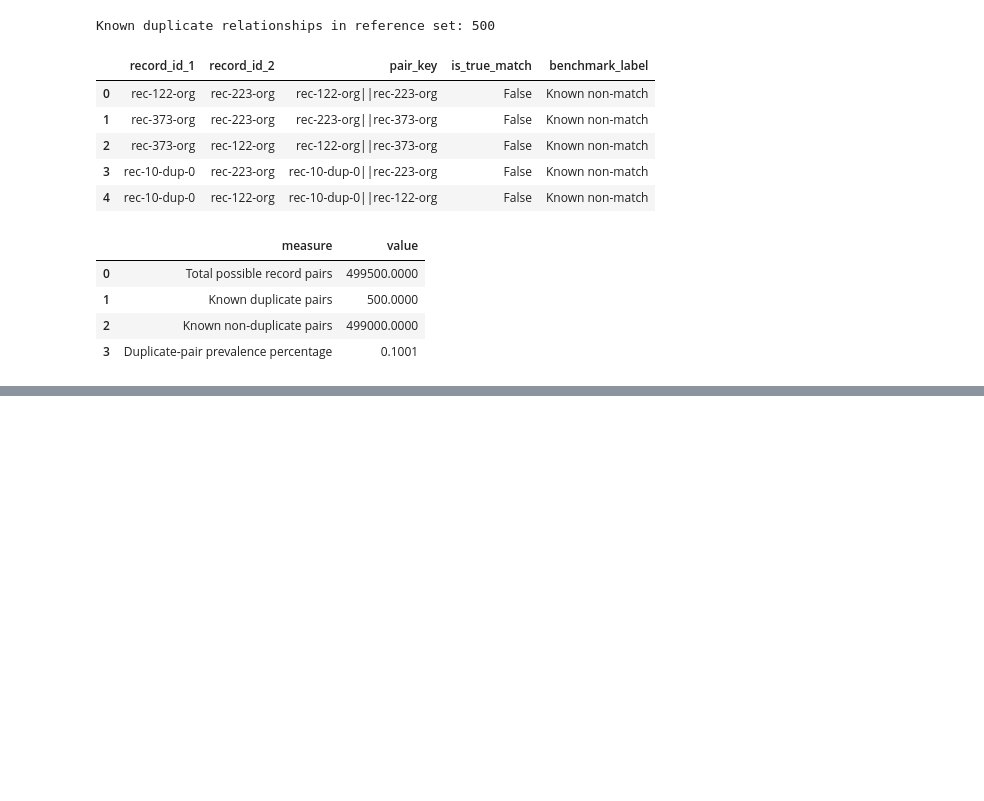
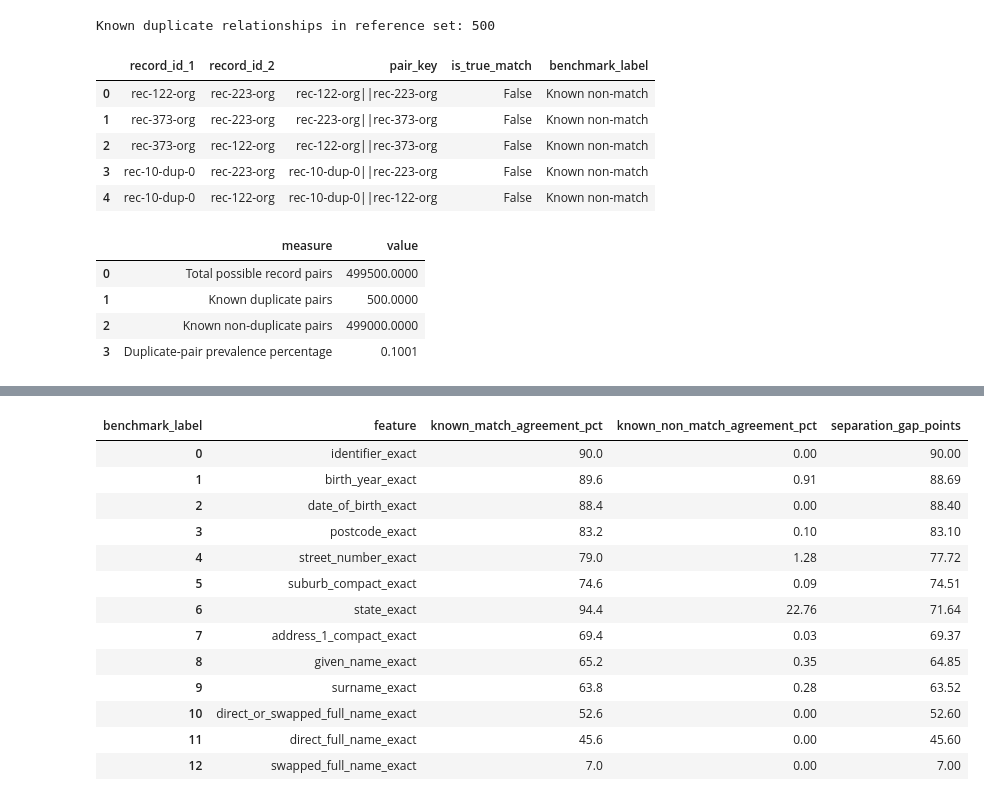
Before and after one commit to WaleBalogunK/Repository-name-entity-resolution-golden-record-lab, a Jupyter notebook: notebooks/01_data_acquisition_and_initial_audit.ipynb, the cells around one changed output, grey strips where cells are left out. Drawn from its saved outputs; the diff is of its cells as text; code cells hidden in the pictures; blank space fills up the shorter version.

```diff
--- a/notebooks/01_data_acquisition_and_initial_audit.ipynb
+++ b/notebooks/01_data_acquisition_and_initial_audit.ipynb
@@ -3526,0 +3812,15 @@ candidate_pair_benchmark_summary
+# %%
+benchmark_reference = candidate_pair_labels[
+    [
+        "pair_key",
+        "is_true_match",
+        "benchmark_label"
+    ]
+].copy()
+
+exact_feature_table = exact_feature_table.merge(
+    benchmark_reference,
+    on="pair_key",
+    how="left",
+    validate="one_to_one"
+)
@@ -3526,0 +3899,70 @@ candidate_pair_benchmark_summary
+# %%
+exact_feature_columns = [
+    "given_name_exact",
+    "surname_exact",
+    "date_of_birth_exact",
+    "birth_year_exact",
+    "street_number_exact",
+    "address_1_compact_exact",
+    "suburb_compact_exact",
+    "postcode_exact",
+    "state_exact",
+    "identifier_exact",
+    "direct_full_name_exact",
+    "swapped_full_name_exact",
+    "direct_or_swapped_full_name_exact"
+]
+
+exact_feature_summary = (
+    exact_feature_table
+    .groupby("benchmark_label")[
+        exact_feature_columns
+    ]
+    .mean()
+    .mul(100)
+    .transpose()
+    .reset_index()
+    .rename(
+        columns={
+            "index": "feature",
+            "Known match": "known_match_agreement_pct",
+            "Known non-match": "known_non_match_agreement_pct"
+        }
+    )
+)
+
+exact_feature_summary["separation_gap_points"] = (
+    exact_feature_summary[
+        "known_match_agreement_pct"
+    ]
+    -
+    exact_feature_summary[
+        "known_non_match_agreement_pct"
+    ]
+)
+
+exact_feature_summary = (
+    exact_feature_summary
+    .sort_values(
+        by="separation_gap_points",
+        ascending=False
+    )
+    .reset_index(drop=True)
+)
+
+exact_feature_summary.round(2)
+# %% [output]
+| benchmark_label | feature | known_match_agreement_pct | known_non_match_agreement_pct | separation_gap_points |
+| 0 | identifier_exact | 90.0 | 0.00 | 90.00 |
+| 1 | birth_year_exact | 89.6 | 0.91 | 88.69 |
+| 2 | date_of_birth_exact | 88.4 | 0.00 | 88.40 |
+| 3 | postcode_exact | 83.2 | 0.10 | 83.10 |
+| 4 | street_number_exact | 79.0 | 1.28 | 77.72 |
+| 5 | suburb_compact_exact | 74.6 | 0.09 | 74.51 |
+| 6 | state_exact | 94.4 | 22.76 | 71.64 |
+| 7 | address_1_compact_exact | 69.4 | 0.03 | 69.37 |
+| 8 | given_name_exact | 65.2 | 0.35 | 64.85 |
+| 9 | surname_exact | 63.8 | 0.28 | 63.52 |
+| 10 | direct_or_swapped_full_name_exact | 52.6 | 0.00 | 52.60 |
+| 11 | direct_full_name_exact | 45.6 | 0.00 | 45.60 |
+| 12 | swapped_full_name_exact | 7.0 | 0.00 | 7.00 |
```
Also changed, not shown: parts of 7 cells of this notebook.
